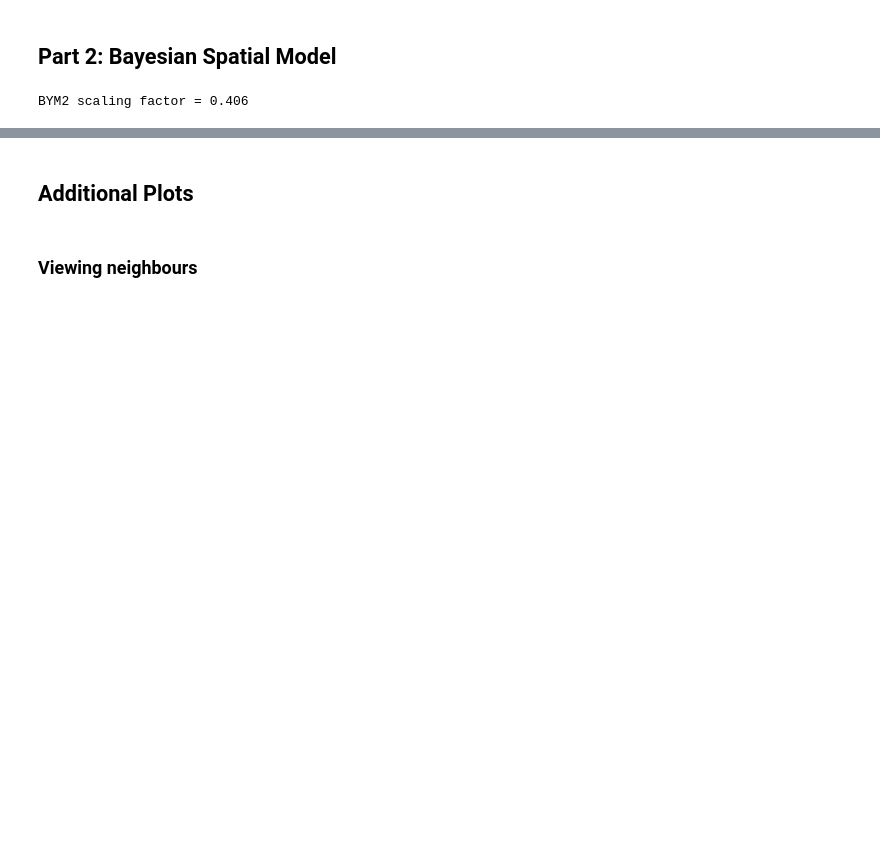
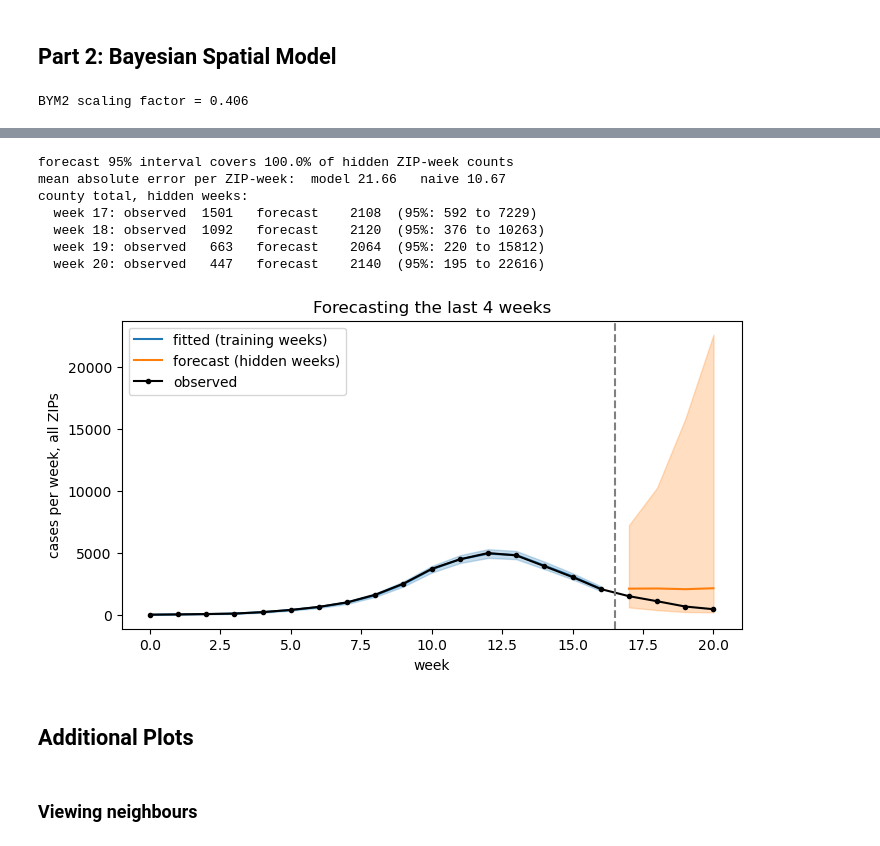
Before and after one commit to andersen-lab/covasim4wastewater, a Jupyter notebook: spatial_modeling/Bayesian_spatiotemporal_model_testing/1_Explore_spatial_data_SD.ipynb, the cells around one changed output, grey strips where cells are left out. Drawn from its saved outputs; the diff is of its cells as text; code cells hidden in the pictures; blank space fills up the shorter version.

```diff
--- a/spatial_modeling/Bayesian_spatiotemporal_model_testing/1_Explore_spatial_data_SD.ipynb
+++ b/spatial_modeling/Bayesian_spatiotemporal_model_testing/1_Explore_spatial_data_SD.ipynb
@@ -681,3 +1007,62 @@ print("divergences:", int(idata.sample_stats["diverging"].sum()))
+# %%
+rng = np.random.default_rng(0)
+post = idata_train.posterior
+n_s = post.sizes["chain"] * post.sizes["draw"]
+alpha_d = post["alpha"].values.reshape(n_s)
+u_d = post["u"].values.reshape(n_s, n_zips)
+v_d = post["v"].values.reshape(n_s, n_train)
+sigma_v_d = post["sigma_v"].values.reshape(n_s)
+disp_d = post["dispersion"].values.reshape(n_s)
+
+pick = rng.choice(n_s, size=1000, replace=False)
+
+# Future weekly effect: last fitted value + running total of new random steps (one chain of steps per draw)
+new_steps = rng.normal(size=(len(pick), n_hold)) * sigma_v_d[pick][:, None]
+v_future = v_d[pick, -1][:, None] + np.cumsum(new_steps, axis=1)              # (draws, 4 weeks)
+
+def simulate_cases(v_part):
+    """Expected cases from alpha + u + v, then add NegBin noise. v_part is (draws, weeks)."""
+    mu = agents_in_zip[None, :, None] * np.exp(
+        alpha_d[pick, None, None] + u_d[pick][:, zips_with_data, None] + v_part[:, None, :])
+    k = disp_d[pick][:, None, None]
+    return mu, rng.poisson(rng.gamma(k, mu / k))
+
+mu_future, sim_future = simulate_cases(v_future)              # forecast of the hidden weeks
+mu_fit, sim_fit = simulate_cases(v_d[pick])                   # fitted values for the training weeks
+
+# ---- Scores on the hidden weeks ----
+lo, hi = np.percentile(sim_future, [2.5, 97.5], axis=0)
+print(f"forecast 95% interval covers {((cases_test >= lo) & (cases_test <= hi)).mean():.1%} of hidden ZIP-week counts")
+
+model_pred = mu_future.mean(axis=0)                            # posterior mean forecast, (ZIPs, 4)
+naive_pred = np.repeat(cases_train[:, -1:], n_hold, axis=1)    # naive baseline: "same as the last training week"
+print(f"mean absolute error per ZIP-week:  model {np.abs(model_pred - cases_test).mean():.2f}   naive {np.abs(naive_pred - cases_test).mean():.2f}")
+
+tot_lo, tot_mid, tot_hi = np.percentile(sim_future.sum(1), [2.5, 50, 97.5], axis=0)
+print("county total, hidden weeks:")
+for w in range(n_hold):
+    print(f"  week {n_train + w}: observed {cases_test.sum(0)[w]:5d}   forecast {tot_mid[w]:7.0f}  (95%: {tot_lo[w]:.0f} to {tot_hi[w]:.0f})")
+
+# ---- Plot ----
+fit_lo, fit_mid, fit_hi = np.percentile(sim_fit.sum(1), [2.5, 50, 97.5], axis=0)
+plt.figure(figsize=(8, 4))
+plt.fill_between(range(n_train), fit_lo, fit_hi, alpha=0.25, color="tab:blue")
+plt.plot(range(n_train), fit_mid, color="tab:blue", label="fitted (training weeks)")
+plt.fill_between(range(n_train, n_weeks), tot_lo, tot_hi, alpha=0.25, color="tab:orange")
+plt.plot(range(n_train, n_weeks), tot_mid, color="tab:orange", label="forecast (hidden weeks)")
+plt.plot(range(n_weeks), cases_observed.sum(0), "k.-", label="observed")
+plt.axvline(n_train - 0.5, color="grey", ls="--")
+plt.xlabel("week"); plt.ylabel("cases per week, all ZIPs"); plt.legend(); plt.title("Forecasting the last 4 weeks")
+plt.show()
+# %% [output]
+forecast 95% interval covers 100.0% of hidden ZIP-week counts
+mean absolute error per ZIP-week:  model 21.66   naive 10.67
+county total, hidden weeks:
+  week 17: observed  1501   forecast    2108  (95%: 592 to 7229)
+  week 18: observed  1092   forecast    2120  (95%: 376 to 10263)
+  week 19: observed   663   forecast    2064  (95%: 220 to 15812)
+  week 20: observed   447   forecast    2140  (95%: 195 to 22616)
+[figure, added]
 # %% [markdown]
 ## Additional Plots
 # %% [markdown]
```
Also changed, not shown: parts of 30 cells of this notebook.
